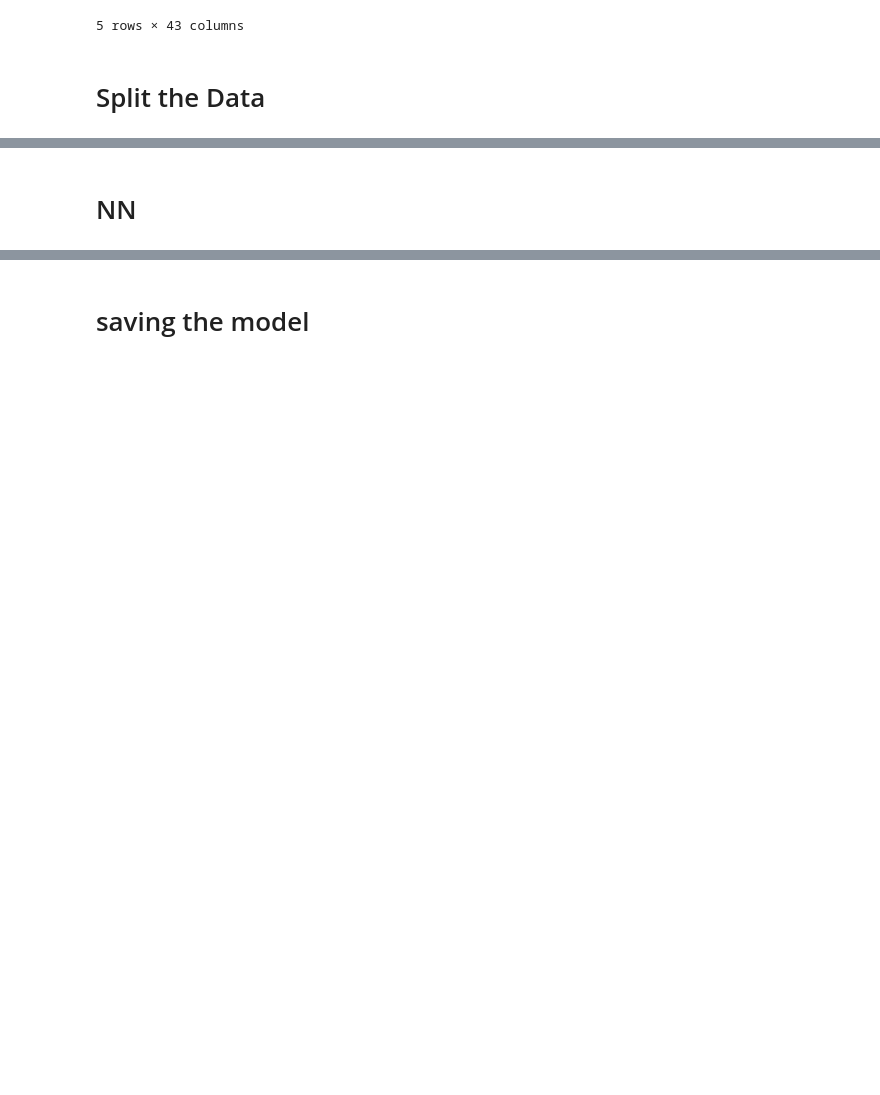
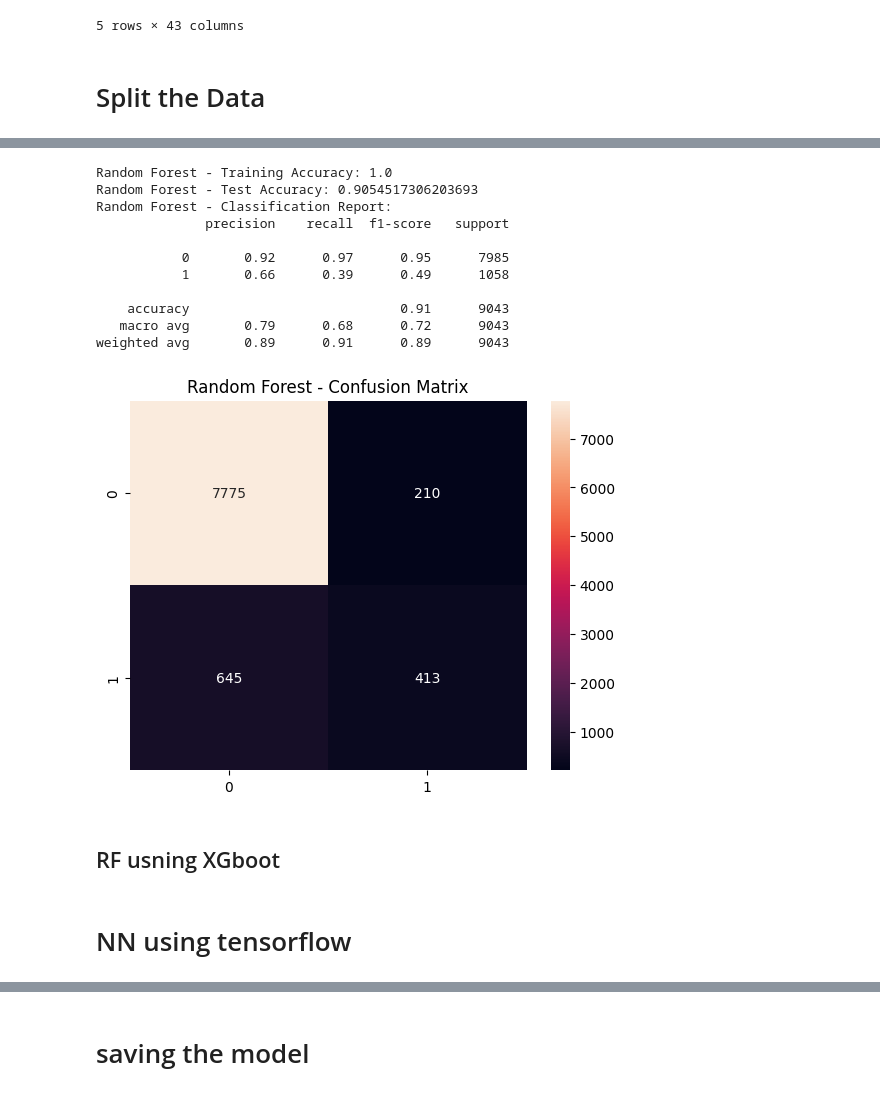
Before and after one commit to WasifAsi/Mechine-Learning-Course-work, a Jupyter notebook: ML-CW.ipynb, the cells around one changed output, grey strips where cells are left out. Drawn from its saved outputs; the diff is of its cells as text; code cells hidden in the pictures; blank space fills up the shorter version.

```diff
--- a/ML-CW.ipynb
+++ b/ML-CW.ipynb
@@ -428,0 +431,41 @@ X_train, X_test, y_train, y_test = train_test_split(X, y, test_size=0.2, random_
+# %%
+from sklearn.ensemble import RandomForestClassifier
+from sklearn.metrics import accuracy_score, classification_report, confusion_matrix
+
+# Initialize the model
+rf_model = RandomForestClassifier(random_state=42)
+
+# Train the model
+rf_model.fit(X_train, y_train)
+
+# Make predictions
+rf_y_pred_train = rf_model.predict(X_train)
+rf_y_pred_test = rf_model.predict(X_test)
+
+# Evaluate
+print("Random Forest - Training Accuracy:", accuracy_score(y_train, rf_y_pred_train))
+print("Random Forest - Test Accuracy:", accuracy_score(y_test, rf_y_pred_test))
+
+# Classification Report
+print("Random Forest - Classification Report:")
+print(classification_report(y_test, rf_y_pred_test))
+
+# Confusion Matrix
+sns.heatmap(confusion_matrix(y_test, rf_y_pred_test), annot=True, fmt='d')
+plt.title("Random Forest - Confusion Matrix")
+plt.show()
+# %% [output]
+Random Forest - Training Accuracy: 1.0
+Random Forest - Test Accuracy: 0.9054517306203693
+Random Forest - Classification Report:
+              precision    recall  f1-score   support
+
+           0       0.92      0.97      0.95      7985
+           1       0.66      0.39      0.49      1058
+
+    accuracy                           0.91      9043
+   macro avg       0.79      0.68      0.72      9043
+weighted avg       0.89      0.91      0.89      9043
+[figure, added]
+# %% [markdown]
+## RF usning XGboot
@@ -429,2 +503,2 @@ X_train, X_test, y_train, y_test = train_test_split(X, y, test_size=0.2, random_
 # %% [markdown]
-# NN
+# NN using tensorflow
```
Also changed, not shown: parts of 51 cells of this notebook, 2 other files.
